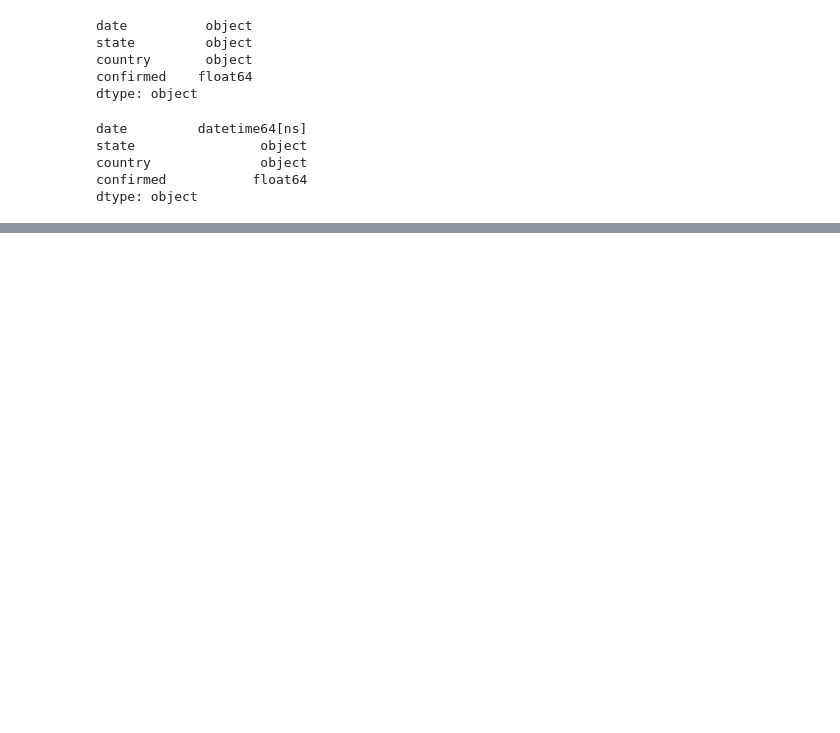
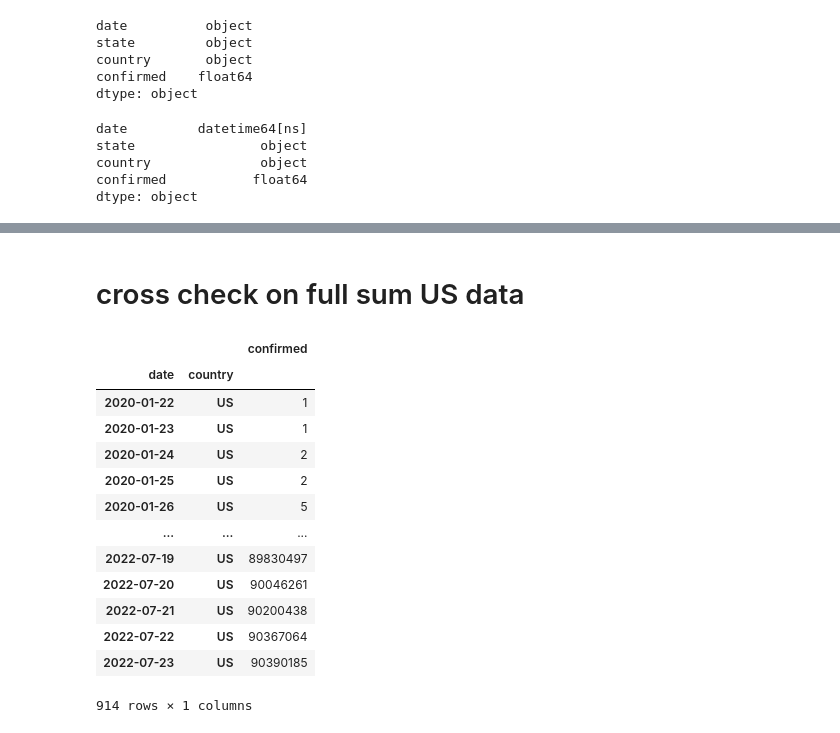
Before and after one commit to ArpitShah96/EDS, a Jupyter notebook: ads_covid_19/notebooks/Data_Preparation.ipynb, the cells around one changed output, grey strips where cells are left out. Drawn from its saved outputs; the diff is of its cells as text; code cells hidden in the pictures; blank space fills up the shorter version.

```diff
--- a/ads_covid_19/notebooks/Data_Preparation.ipynb
+++ b/ads_covid_19/notebooks/Data_Preparation.ipynb
@@ -196,0 +235,12 @@ df_plot.to_csv(r"D:\EDS\ads_covid_19\data\processed\COVID_relational_confirmed.c
+# %%
+## the stack command has problems when only one information is available within a stacking level
+pd_relational_model_US=pd_data_base_US.set_index(['state']) \
+                                .T                              \
+                                .stack()             \
+                                .reset_index()                  \
+                                .rename(columns={'level_0':'date',
+                                                   0:'confirmed'},
+                                                  )
+pd_relational_model_US['country']='US'
+pd_relational_model_US['date']=[datetime.strptime( each,"%m/%d/%y") for each in pd_relational_model_US.date] # convert to datetime
+pd_relational_model_US.head()
@@ -196,0 +256,4 @@ df_plot.to_csv(r"D:\EDS\ads_covid_19\data\processed\COVID_relational_confirmed.c
+# %%
+pd_relational_model_all=pd_relational_model[pd_relational_model['country']!='US'].reset_index(drop=True)
+# %%
+pd_relational_model_all=pd.concat([pd_relational_model_all,pd_relational_model_US],ignore_index=True)
@@ -196,0 +279,21 @@ df_plot.to_csv(r"D:\EDS\ads_covid_19\data\processed\COVID_relational_confirmed.c
+# %% [markdown]
+# cross check on full sum US data
+# %%
+check_US=pd_relational_model_all[pd_relational_model_all['country']=='US']
+# %%
+check_US[['date','country','confirmed']].groupby(['date','country']).sum()
+# %% [output]
+|  |  | confirmed |
+| date | country |  |
+| 2020-01-22 | US | 1 |
+| 2020-01-23 | US | 1 |
+| 2020-01-24 | US | 2 |
+| 2020-01-25 | US | 2 |
+| 2020-01-26 | US | 5 |
+| ... | ... | ... |
+| 2022-07-19 | US | 89830497 |
+| 2022-07-20 | US | 90046261 |
+| 2022-07-21 | US | 90200438 |
+| 2022-07-22 | US | 90367064 |
+| 2022-07-23 | US | 90390185 |
+914 rows × 1 columns
```
Also changed, not shown: parts of 17 cells of this notebook, 5 other files.
